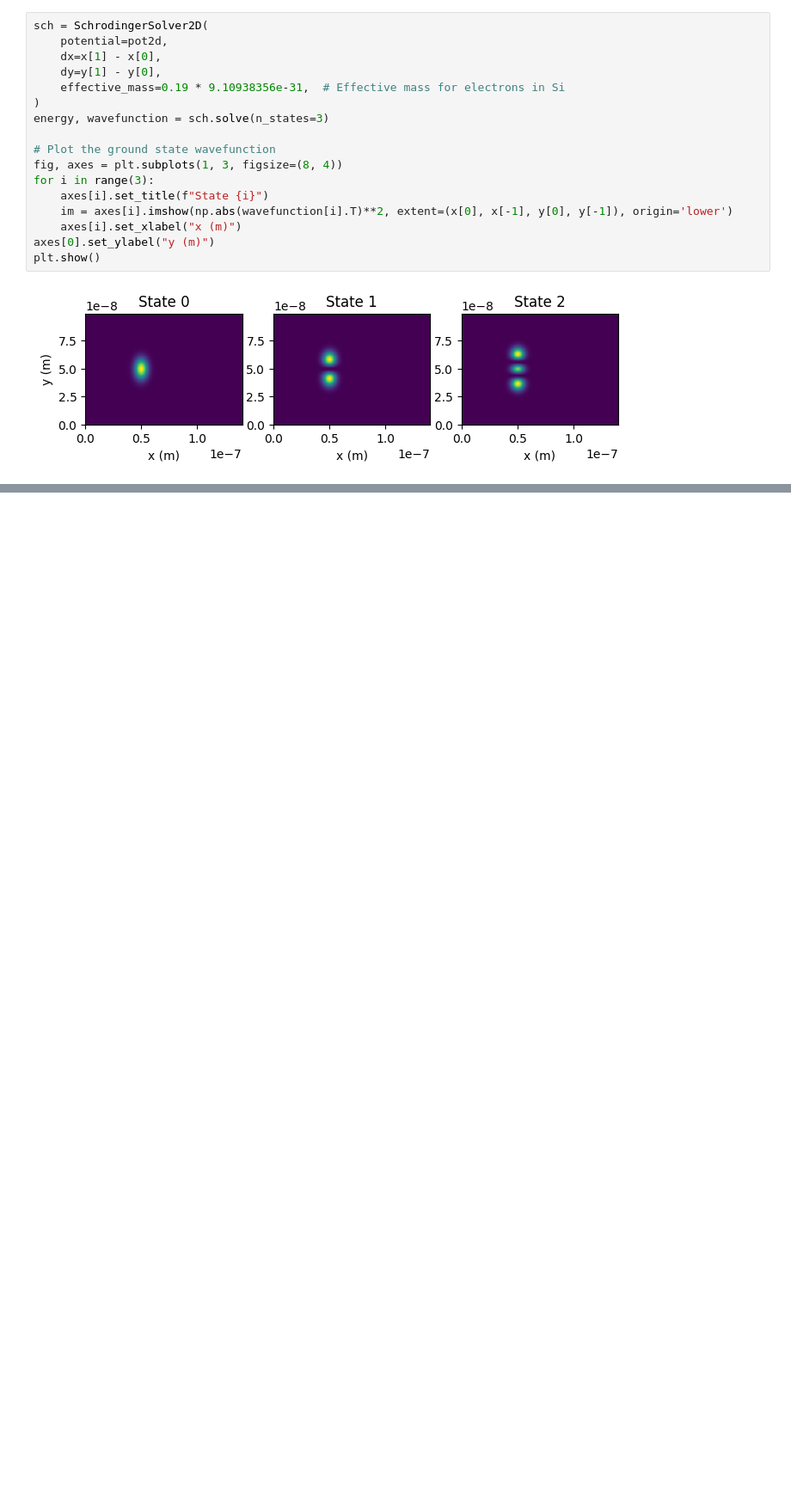
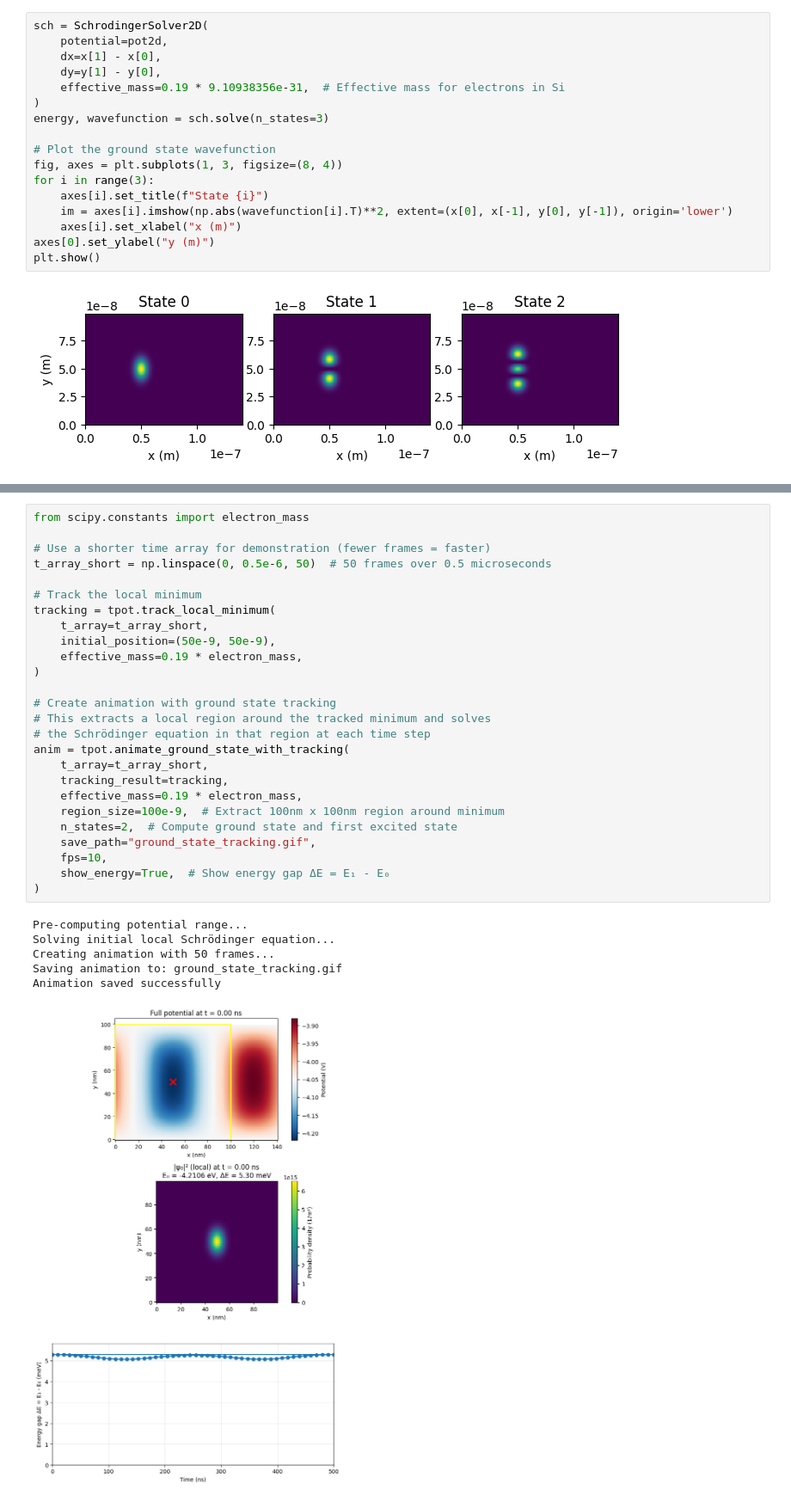
Before and after one commit to oiwalab/Poisson-SOR, a Jupyter notebook: examples/shuttling.ipynb, the cells around one changed output, grey strips where cells are left out. Shown: that part at 86% size. Cells and saved outputs as stored; diff of their text form; blank space fills up the shorter version.

```diff
--- a/examples/shuttling.ipynb
+++ b/examples/shuttling.ipynb
@@ -194,0 +187,33 @@ Animation saved successfully
+# %%
+from scipy.constants import electron_mass
+
+# Use a shorter time array for demonstration (fewer frames = faster)
+t_array_short = np.linspace(0, 0.5e-6, 50)  # 50 frames over 0.5 microseconds
+
+# Track the local minimum
+tracking = tpot.track_local_minimum(
+    t_array=t_array_short,
+    initial_position=(50e-9, 50e-9),
+    effective_mass=0.19 * electron_mass,
+)
+
+# Create animation with ground state tracking
+# This extracts a local region around the tracked minimum and solves
+# the Schrödinger equation in that region at each time step
+anim = tpot.animate_ground_state_with_tracking(
+    t_array=t_array_short,
+    tracking_result=tracking,
+    effective_mass=0.19 * electron_mass,
+    region_size=100e-9,  # Extract 100nm x 100nm region around minimum
+    n_states=2,  # Compute ground state and first excited state
+    save_path="ground_state_tracking.gif",
+    fps=10,
+    show_energy=True,  # Show energy gap ΔE = E₁ - E₀
+)
+# %% [output]
+Pre-computing potential range...
+Solving initial local Schrödinger equation...
+Creating animation with 50 frames...
+Saving animation to: ground_state_tracking.gif
+Animation saved successfully
+[figure, added]
```
Also changed, not shown: parts of 5 cells of this notebook, 1 other file.
